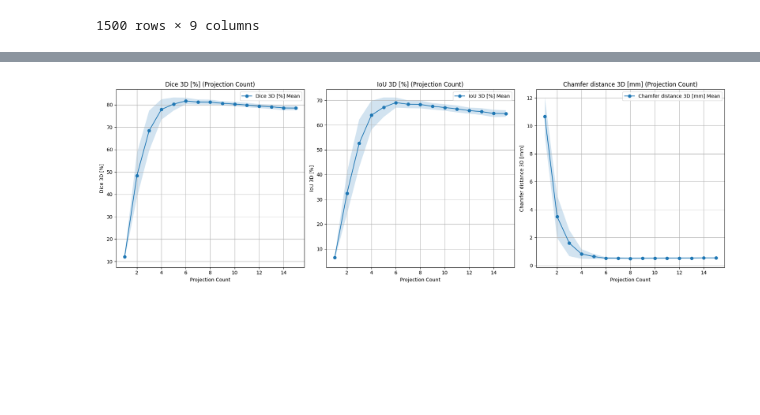
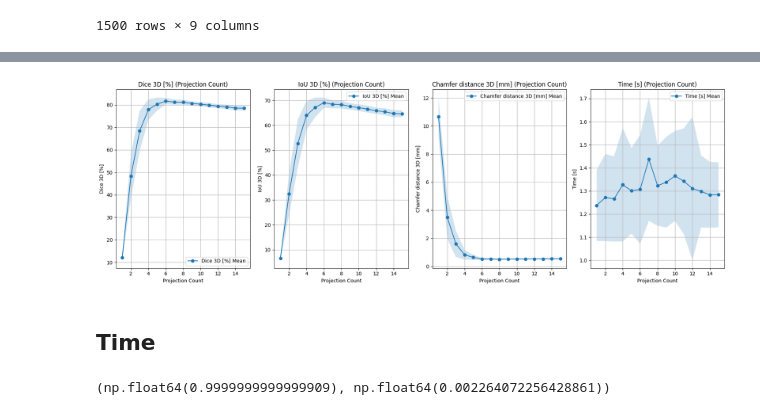
Before and after one commit to cvlab-ai/visual-hull-experiments, a Jupyter notebook: notebooks/projections.ipynb, the cells around one changed output, grey strips where cells are left out. Drawn from its saved outputs; the diff is of its cells as text; code cells hidden in the pictures; blank space fills up the shorter version.

Commit message:
discussion: time with respect to number of projections

```diff
--- a/notebooks/projections.ipynb
+++ b/notebooks/projections.ipynb
@@ -7,7 +9,7 @@ import matplotlib.pyplot as plt
 df = pd.read_csv("../data/n_projs/experiment_results.csv")
 projection_count = "# Projections"
 
-metrics = ['Dice 3D [%]', 'IoU 3D [%]', 'Chamfer distance 3D [mm]']
+metrics = ['Dice 3D [%]', 'IoU 3D [%]', 'Chamfer distance 3D [mm]', "Time [s]"]
 df
 # %% [output]
 |  | Unnamed: 0 | Vessel | # Projections | Time [s] | Dice 3D [%] | IoU 3D [%] | Chamfer distance 3D [mm] | ... |
@@ -47,22 +62,35 @@ df_grouped
 # %%
-fig, axes = plt.subplots(1, 3, figsize=(18, 6))
+fig, axes = plt.subplots(1, 4, figsize=(18, 6))
 
-for i, metric in enumerate(metrics[:3]):
+for i, metric in enumerate(metrics[:4]):
     mean_values = df_grouped[(metric, 'mean')]
     var_values = df_grouped[(metric, 'var')]
     axes[i].plot(df_grouped[projection_count], mean_values, label=f'{metric} Mean', marker='o')
     axes[i].fill_between(df_grouped[projection_count],
                           mean_values - var_values**0.5,
                           mean_values + var_values**0.5,
                           alpha=0.2)
     axes[i].set_title(f'{metric} (Projection Count)')
     axes[i].set_xlabel('Projection Count')
     axes[i].set_ylabel(metric)
     axes[i].grid(True)
     axes[i].legend()
 
 plt.tight_layout()
 plt.savefig('figures/metric_n_projs.png')
 plt.show()
 # %% [output]
-[figure, old version]
+[figure, new version]
+# %% [markdown]
+## Time
+# %%
+dv = df["Time [s]"].values
+iv = df['# Projections'].values.reshape(-1, 1)
+
+model = LinearRegression().fit(iv, dv)
+dv_pred = model.predict(iv)
+
+_, p_value = stats.ttest_1samp(dv - dv_pred, 0)
+p_value, model.coef_[0]
+# %% [output]
+(np.float64(0.9999999999999909), np.float64(0.002264072256428861))
```
Also changed, not shown: parts of 4 cells of this notebook, 8 other files.
